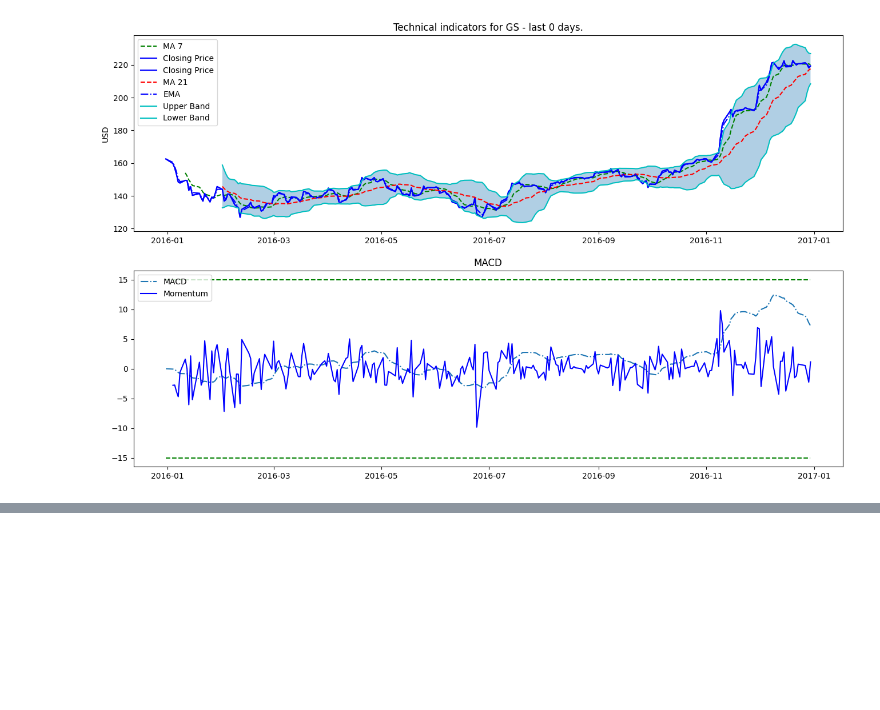
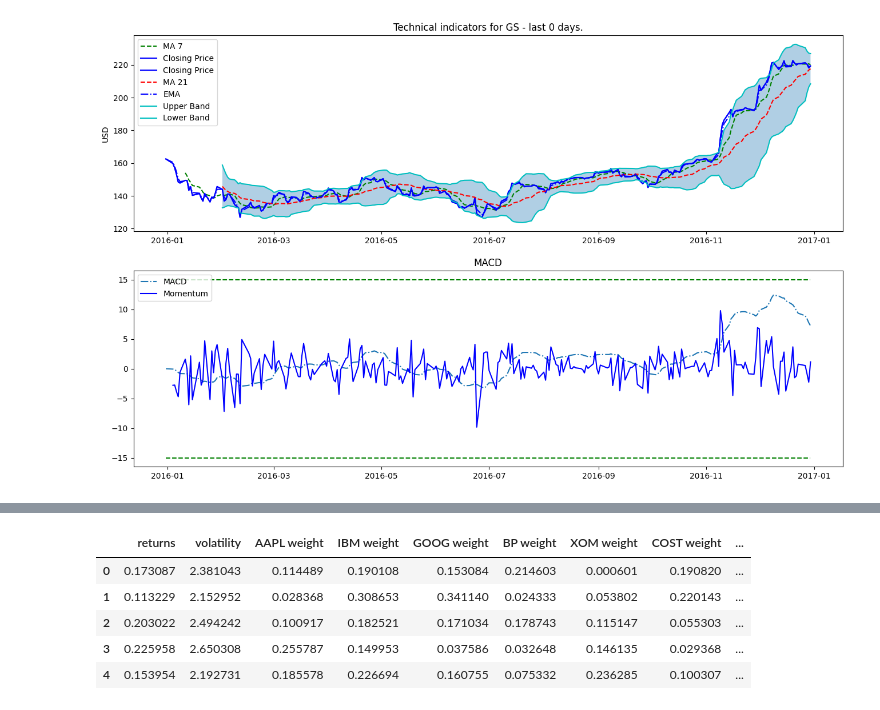
Before and after one commit to hjunleon/my_treehouse, a Jupyter notebook: treehouse Quant Test.ipynb, the cells around one changed output, grey strips where cells are left out. Cells and saved outputs as stored; diff of their text form; code cells hidden in the pictures; blank space fills up the shorter version.

```diff
--- a/treehouse Quant Test.ipynb
+++ b/treehouse Quant Test.ipynb
@@ -681,0 +699,10 @@ xmacd_:2015-12-31 00:00:00
+# %%
+port_returns = []
+port_vol = []
+port_weights = []
+
+num_assets = len(tickers)
+num_samples = 10000
+
+#https://stackoverflow.com/questions/17001389/pandas-resample-documentation
+indi_rets = close.resample('Y').last().pct_change().mean()
@@ -681,0 +773,10 @@ xmacd_:2015-12-31 00:00:00
+# %%
+portfolios_one_year = pd.DataFrame(data)
+portfolios_one_year.head()
+# %% [output]
+|  | returns | volatility | AAPL weight | IBM weight | GOOG weight | BP weight | XOM weight | COST weight | ... |
+| 0 | 0.173087 | 2.381043 | 0.114489 | 0.190108 | 0.153084 | 0.214603 | 0.000601 | 0.190820 | ... |
+| 1 | 0.113229 | 2.152952 | 0.028368 | 0.308653 | 0.341140 | 0.024333 | 0.053802 | 0.220143 | ... |
+| 2 | 0.203022 | 2.494242 | 0.100917 | 0.182521 | 0.171034 | 0.178743 | 0.115147 | 0.055303 | ... |
+| 3 | 0.225958 | 2.650308 | 0.255787 | 0.149953 | 0.037586 | 0.032648 | 0.146135 | 0.029368 | ... |
+| 4 | 0.153954 | 2.192731 | 0.185578 | 0.226694 | 0.160755 | 0.075332 | 0.236285 | 0.100307 | ... |
```
Also changed, not shown: parts of 35 cells of this notebook, 3 other files.
